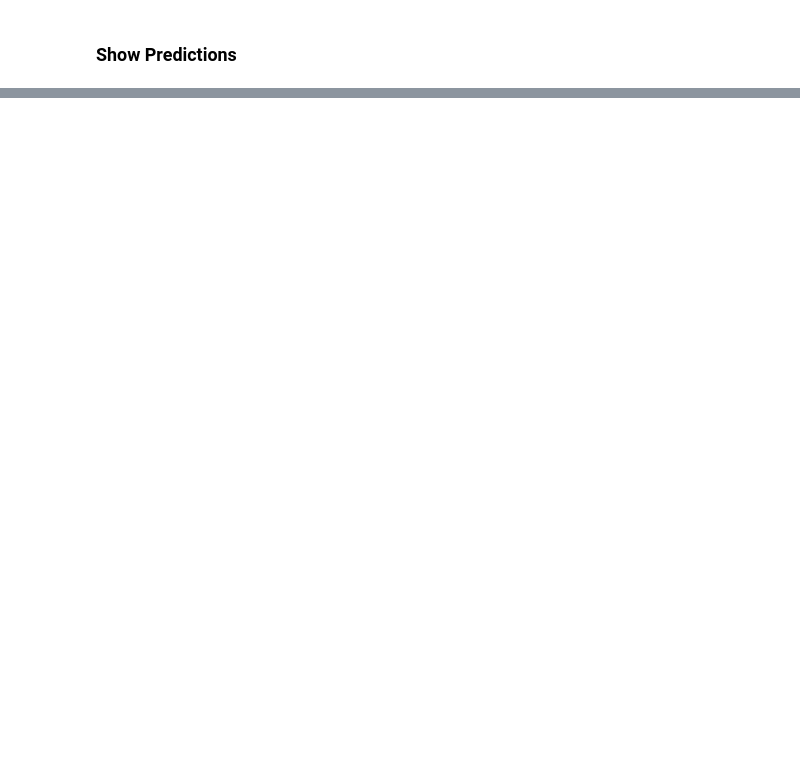
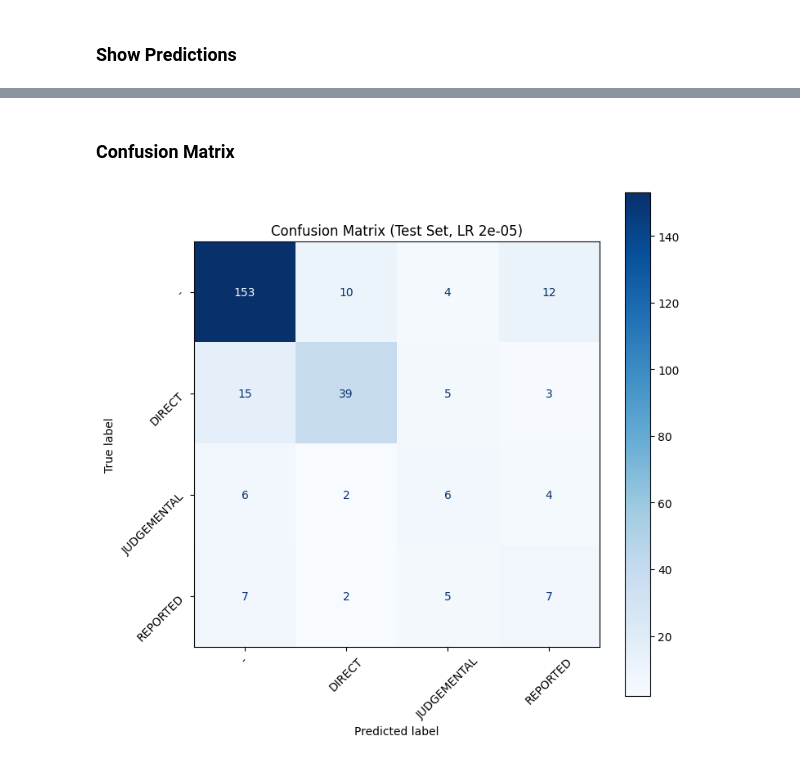
Before and after one commit to mattialodi0/progNLP, a Jupyter notebook: assignment-1/draft.ipynb, the cells around one changed output, grey strips where cells are left out. Cells and saved outputs as stored; diff of their text form; code cells hidden in the pictures; blank space fills up the shorter version.

```diff
--- a/assignment-1/draft.ipynb
+++ b/assignment-1/draft.ipynb
@@ -1441,0 +1803,10 @@ print(test_metrics)
+# %%
+config = AutoConfig.from_pretrained(
+        MODEL, num_labels=4, id2label=id2label, label2id=label2id
+    )
+
+best_model = AutoModelForSequenceClassification.from_pretrained(
+    MODEL, config=config, ignore_mismatched_sizes=True
+)
+
+best_model.load_state_dict(torch.load('best_roberta_model_lr2e5.pt'))
@@ -1442,6 +1819,21 @@ print(test_metrics)
+# %%
+prediction_args = TrainingArguments(
+    output_dir="./prediction_output",
+    per_device_eval_batch_size=batch_size,
+    eval_strategy="no",
+    save_strategy="no",
+    report_to='none',
+)
+# %%
+best_trainer_2 = Trainer(
+    model=best_model,
+    args=prediction_args,
+    data_collator=data_collator,
+    compute_metrics=compute_metrics_HF
+)
 # %%
 # 1. Get predictions on the test set
-predictions_output = trainer_2.predict(test_data)
+predictions_output = best_trainer_2.predict(test_data)
 preds = np.argmax(predictions_output.predictions, axis=-1)
 labels = predictions_output.label_ids
 
@@ -1478,0 +1890,2 @@ if count == 0:
+# %% [markdown]
+### Confusion Matrix
@@ -1478,0 +1894,15 @@ if count == 0:
+# %%
+cm = confusion_matrix(y_true=labels, y_pred=preds)
+
+class_labels = list(id2label.values())
+disp = ConfusionMatrixDisplay(confusion_matrix=cm, display_labels=class_labels)
+
+fig, ax = plt.subplots(figsize=(8, 8))
+disp.plot(cmap=plt.cm.Blues, ax=ax, values_format='d')
+
+ax.set_title(f'Confusion Matrix (Test Set, LR {run_args.learning_rate})')
+plt.xticks(rotation=45)
+plt.yticks(rotation=45)
+plt.show()
+# %% [output]
+[figure, added]
```
Also changed, not shown: parts of 40 cells of this notebook, 1 other file.
